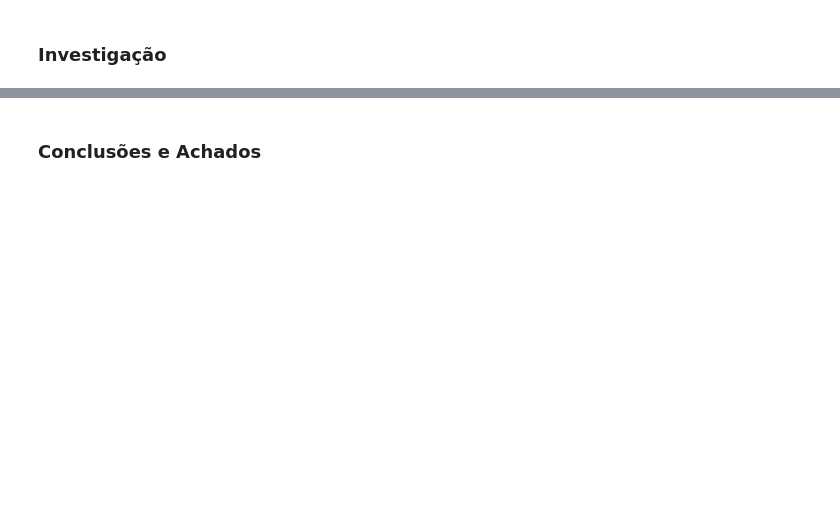
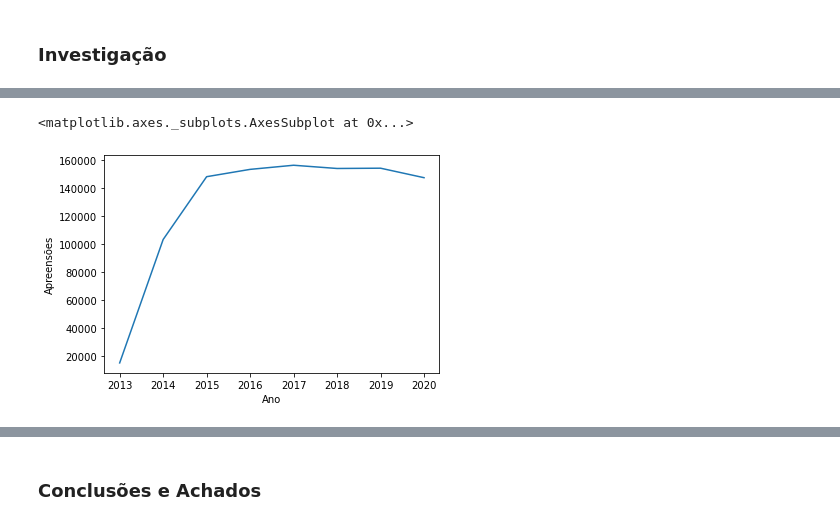
Before and after one commit to uellington-bonaparte/dotfiles, a Jupyter notebook: TrabalhoFinal_Uellington.ipynb, the cells around one changed output, grey strips where cells are left out. Drawn from its saved outputs; the diff is of its cells as text; code cells hidden in the pictures; blank space fills up the shorter version.

```diff
--- a/TrabalhoFinal_Uellington.ipynb
+++ b/TrabalhoFinal_Uellington.ipynb
@@ -200,0 +279,10 @@ entorpecentes = apreensoes[apreensoes['Materiais'] == 'Entorpecentes']
+# %%
+# Exclui ano 2021 para exibiçao no grafico:
+#apreensoes_ate21 = apreensoes[apreensoes['Ano'] < 2021].reset_index()
+anos_ate21 = apreensoes[apreensoes['Ano'] < 2021].groupby('Ano').agg({'Ano':'count'})
+
+anos_ate21.set_axis(['Apreensões'],axis=1, inplace=True)
+sns.lineplot(x=anos_ate21.index, y='Apreensões', data=anos_ate21)
+# %% [output]
+<matplotlib.axes._subplots.AxesSubplot at 0x...>
+[figure, added]
```
Also changed, not shown: parts of 48 cells of this notebook.
